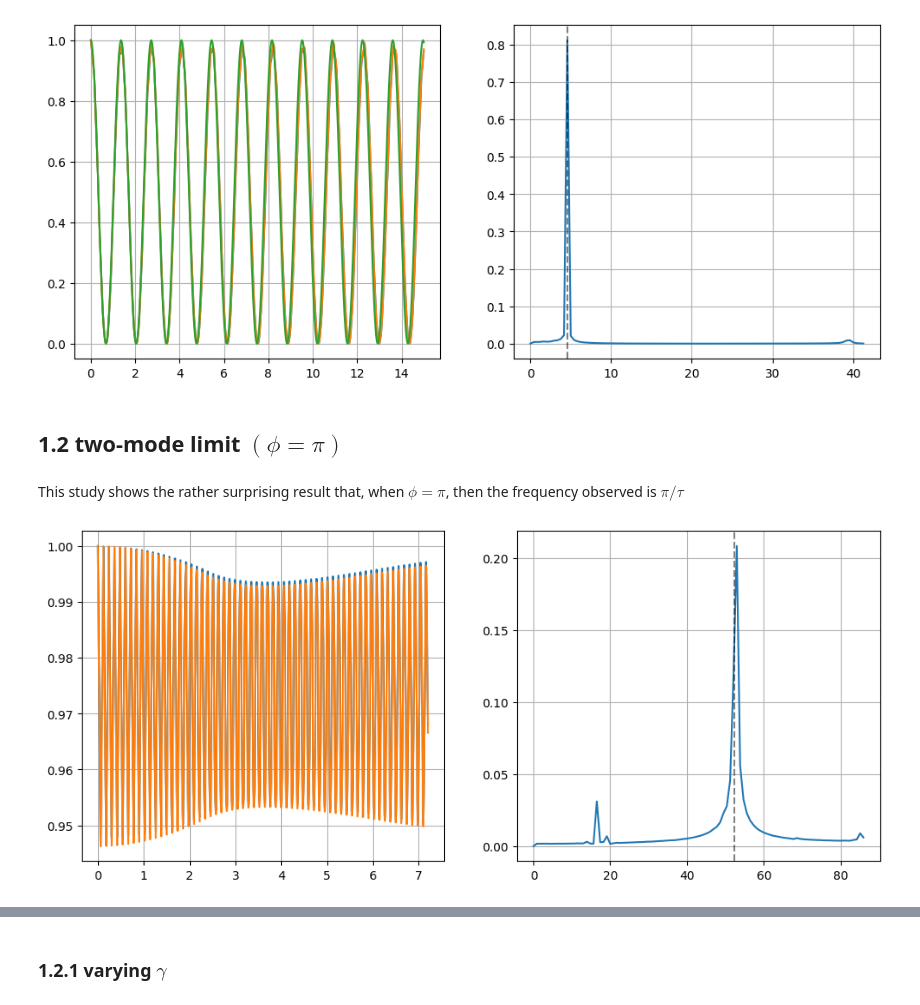
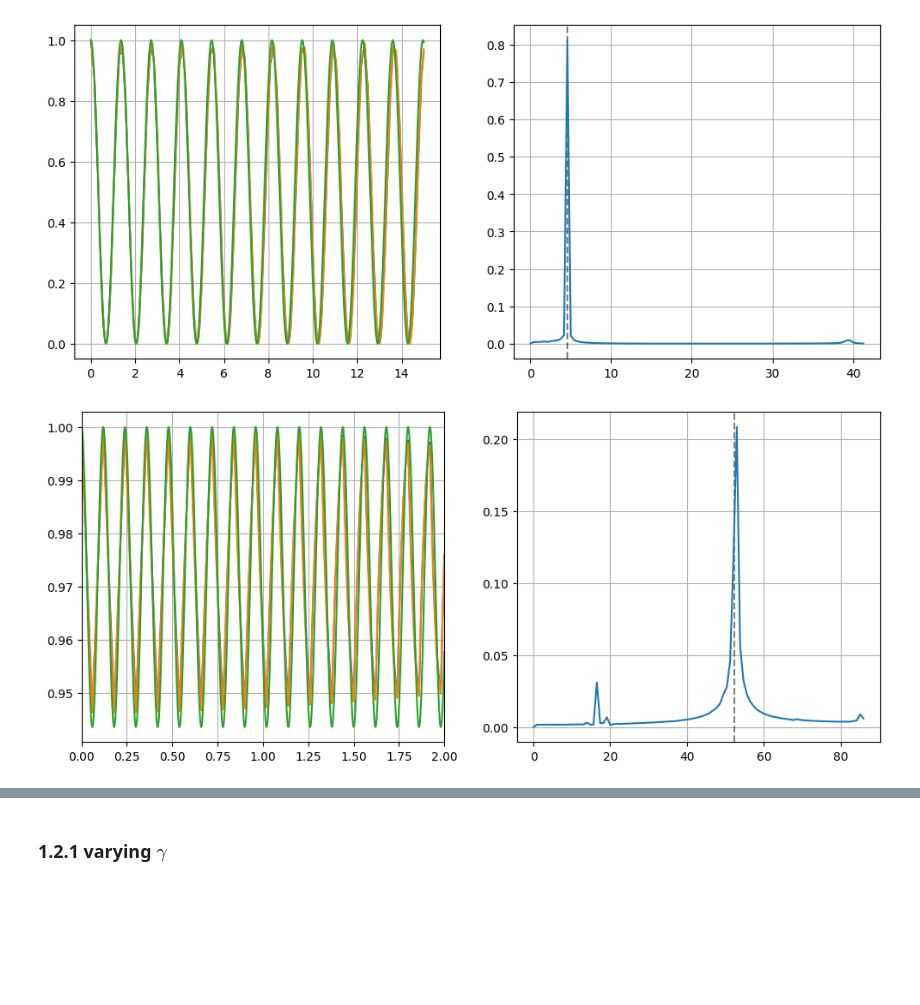
Before and after one commit to Taitoos2/Non_Markovian_Cavity, a Jupyter notebook: Article_notebook.ipynb, the cells around one changed output, grey strips where cells are left out. Saved outputs shown, nothing was run; the diff lists cells and outputs as text; code cells hidden in the pictures; blank space fills up the shorter version.

Commit message:
Reorganized graphs

```diff
--- a/Article_notebook.ipynb
+++ b/Article_notebook.ipynb
@@ -17,7 +17,7 @@ def fast_f_t(x : np.ndarray,y:np.ndarray, M:int = 500):
 	u = yk[: M // 2]
 	return 2*np.pi*k[: M // 2], u / np.sum(np.abs(u))
 
-def exp000(gamma,phi,tau,t_max,dt,M = 100 , plot=False):
+def exp000(gamma,phi,tau,t_max,dt,M = 100 , plot=False, resonant  = False ):
 
 	''' in this experiment, you simulate the dynamics and look at the spectral analysis of the signal
 	(this only makes sense in the non-driven scenario. With driving, I need to fft the whole matrix )'''
@@ -40,12 +40,20 @@ def exp000(gamma,phi,tau,t_max,dt,M = 100 , plot=False):
 
 		axs[0].plot(t,np.abs(e))
 		axs[0].plot(t,np.abs(e_an)**2)
-		#axs[0].plot(t,np.cos(w_ref/2*t)**2)
+
+		if resonant:
+			axs[0].plot(t,np.cos(w_ref/2*t)**2)
+			axs[1].axvline(x=w_ref,linestyle='--',color='k',alpha=0.5)
+		else:
+			mv = np.mean(np.abs(e)[0:100])
+			dif = (1-mv)
+			axs[0].plot(t,mv+dif*np.cos(np.pi/tau*t))
+			axs[0].set_xlim(0,2)
+			axs[1].axvline(x=w_guess,linestyle='--',color='k',alpha=0.5)
+
 		axs[0].grid()
 
-
 		axs[1].plot(freqs,np.abs(u))
-		axs[1].axvline(x=w_guess,linestyle='--',color='k',alpha=0.5)
 		axs[1].grid()
 
 		plt.show()
@@ -69,19 +78,14 @@ _=exp000(gamma,phi,tau,t_max,dt,200)
 # %% [output]
 [figure]
-# %% [markdown]
-## 1.2 two-mode limit $(\phi = \pi )$
-# %% [markdown]
-This study shows the rather surprising result that, when $\phi = \pi$, then the frequency observed is $ \pi / \tau$
 # %%
+# parameter definition, off-resonant condition
 gamma = 0.92
 tau = 0.06
 phi = np.pi
 t_max = 120*tau
 dt = tau/30
 
-w_ref = 2*np.sqrt(gamma/tau)
-w_guess = np.pi / tau
 
-t,e,w,u = exp000(gamma,phi,tau,t_max,dt,plot=True)
+t,e,w,u = exp000(gamma,phi,tau,t_max,dt,plot=True,resonant=False)
 # %% [output]
-[figure, old version]
+[figure, new version]
```
Also changed, not shown: parts of 11 cells of this notebook.
